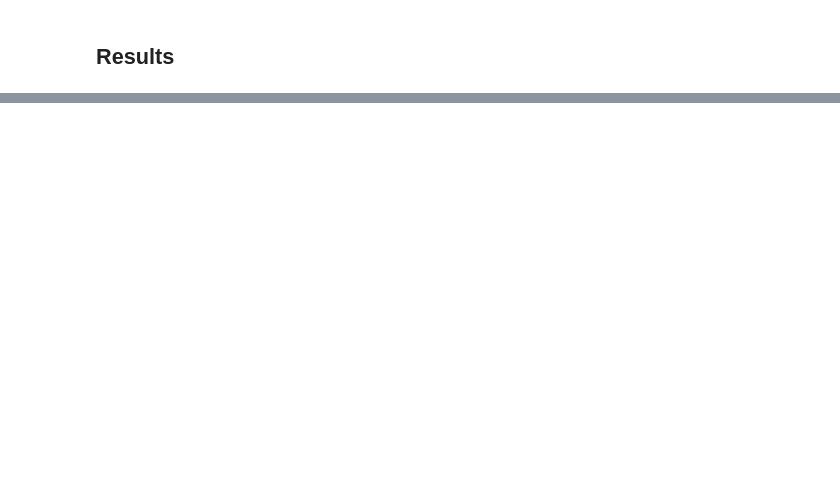
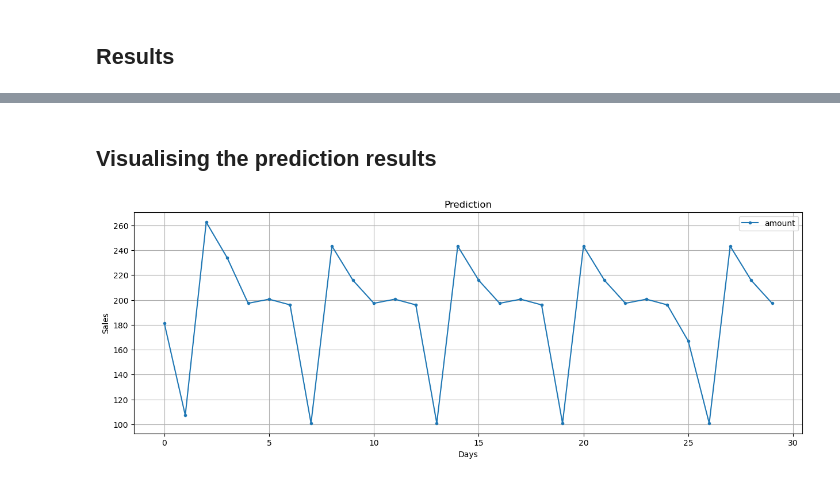
Before and after one commit to JsebastianUVPRQ/ES_Neural_Network_sales_prediction, a Jupyter notebook: main.ipynb, the cells around one changed output, grey strips where cells are left out. Saved outputs shown, nothing was run; the diff lists cells and outputs as text; code cells hidden in the pictures; blank space fills up the shorter version.

Commit message:
do_predictions

```diff
--- a/main.ipynb
+++ b/main.ipynb
@@ -232,0 +273,6 @@ plt.show()
+# %%
+values = reframed.values
+x_test = values[6:, :]
+x_test = x_test.reshape((x_test.shape[0], 1, x_test.shape[1]))
+print(x_test.shape)
+x_test
@@ -232,0 +298,15 @@ plt.show()
+# %%
+def appendValue(x_test,new_value):
+    for i in range(x_test.shape[2]-1):
+        x_test[0][0][i] = x_test[0][0][i+1]
+    x_test[0][0][x_test.shape[2]-1]=new_value
+    return x_test
+# Function that predicts the next value based on the previous ones
+# %%
+# Predictions
+results=[]
+for i in range(7):
+    parcial=model.predict(x_test)
+    results.append(parcial[0])
+    print(x_test)
+    x_test=appendValue(x_test,parcial[0])
@@ -232,0 +318,6 @@ plt.show()
+# %%
+#Undo normalization
+adimen = [x for x in results]
+print(adimen)
+inverted = scaler.inverse_transform(adimen)
+inverted
@@ -232,0 +343,12 @@ plt.show()
+# %% [markdown]
+## Visualising the prediction results
+# %%
+result_december = pd.DataFrame(inverted)
+
+result_december.plot(style='.-', kind='line' ,figsize=(15,5),grid=True,title='Prediction')
+plt.xlabel('Days')
+plt.ylabel('Sales')
+plt.legend(['amount'], loc='upper right')
+result_december.to_csv('prediction.csv')
+# %% [output]
+[figure, added]
```
Also changed, not shown: parts of 10 cells of this notebook, 1 other file.
